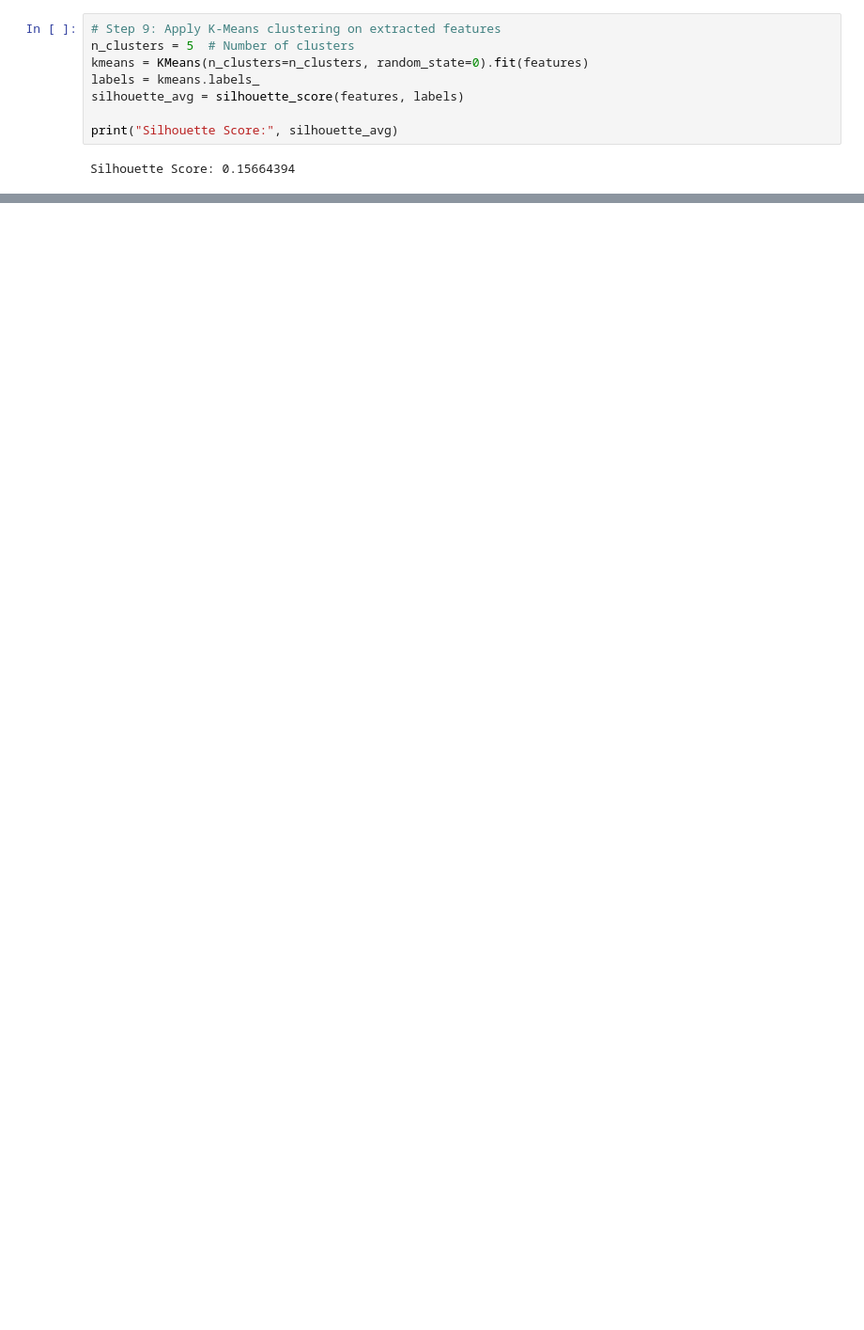
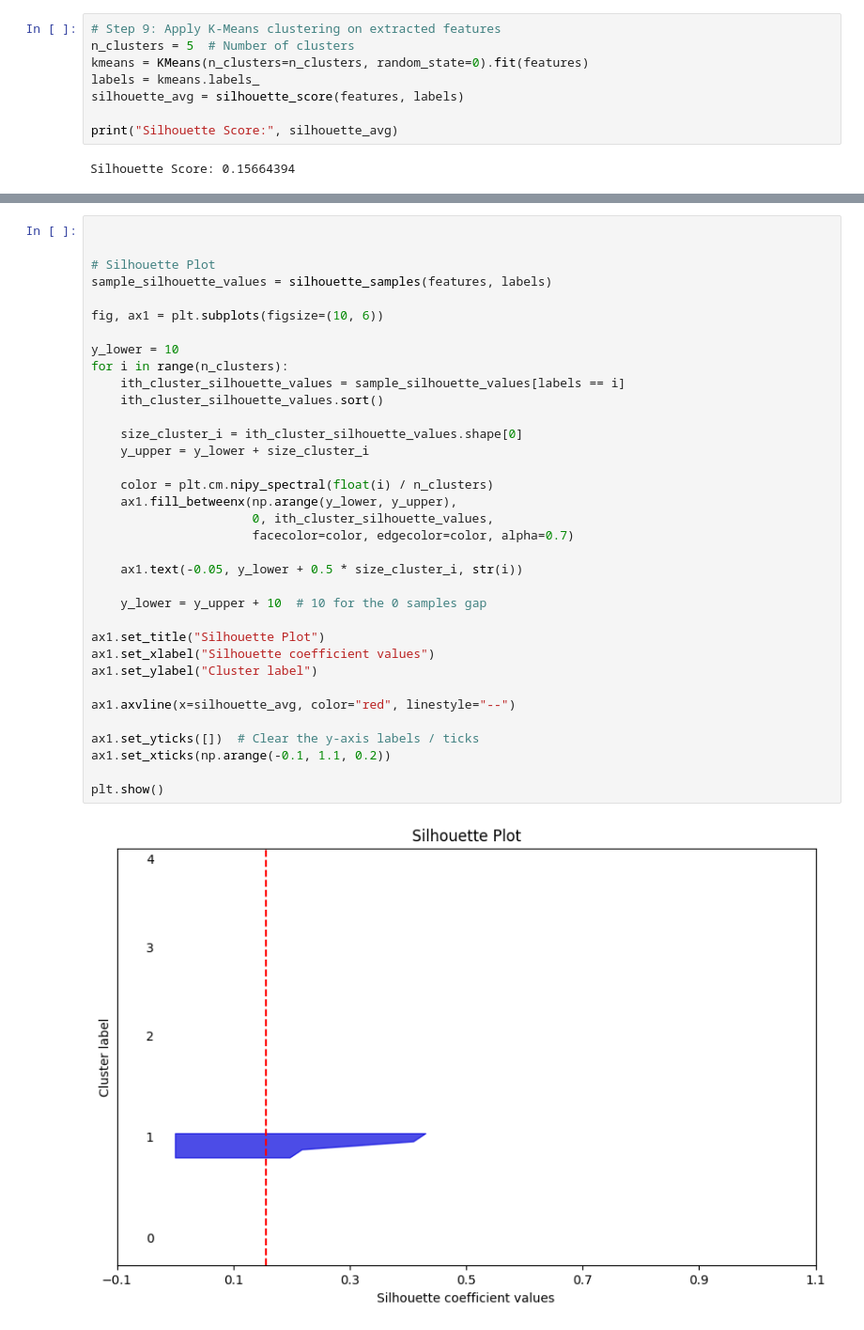
Before and after one commit to Computer-Vision-Course-Project/CV-experimentation-NSS, a Jupyter notebook: Codes/VGG.ipynb, the cells around one changed output, grey strips where cells are left out. Shown: that part at 94% size. Cells and saved outputs as stored; diff of their text form; blank space fills up the shorter version.

```diff
--- a/Codes/VGG.ipynb
+++ b/Codes/VGG.ipynb
@@ -98,0 +121,37 @@ Silhouette Score: 0.15664394
+# %%
+
+
+# Silhouette Plot
+sample_silhouette_values = silhouette_samples(features, labels)
+
+fig, ax1 = plt.subplots(figsize=(10, 6))
+
+y_lower = 10
+for i in range(n_clusters):
+    ith_cluster_silhouette_values = sample_silhouette_values[labels == i]
+    ith_cluster_silhouette_values.sort()
+
+    size_cluster_i = ith_cluster_silhouette_values.shape[0]
+    y_upper = y_lower + size_cluster_i
+
+    color = plt.cm.nipy_spectral(float(i) / n_clusters)
+    ax1.fill_betweenx(np.arange(y_lower, y_upper),
+                      0, ith_cluster_silhouette_values,
+                      facecolor=color, edgecolor=color, alpha=0.7)
+
+    ax1.text(-0.05, y_lower + 0.5 * size_cluster_i, str(i))
+
+    y_lower = y_upper + 10  # 10 for the 0 samples gap
+
+ax1.set_title("Silhouette Plot")
+ax1.set_xlabel("Silhouette coefficient values")
+ax1.set_ylabel("Cluster label")
+
+ax1.axvline(x=silhouette_avg, color="red", linestyle="--")
+
+ax1.set_yticks([])  # Clear the y-axis labels / ticks
+ax1.set_xticks(np.arange(-0.1, 1.1, 0.2))
+
+plt.show()
+# %% [output]
+[figure, added]
```
Also changed, not shown: parts of 4 cells of this notebook.
